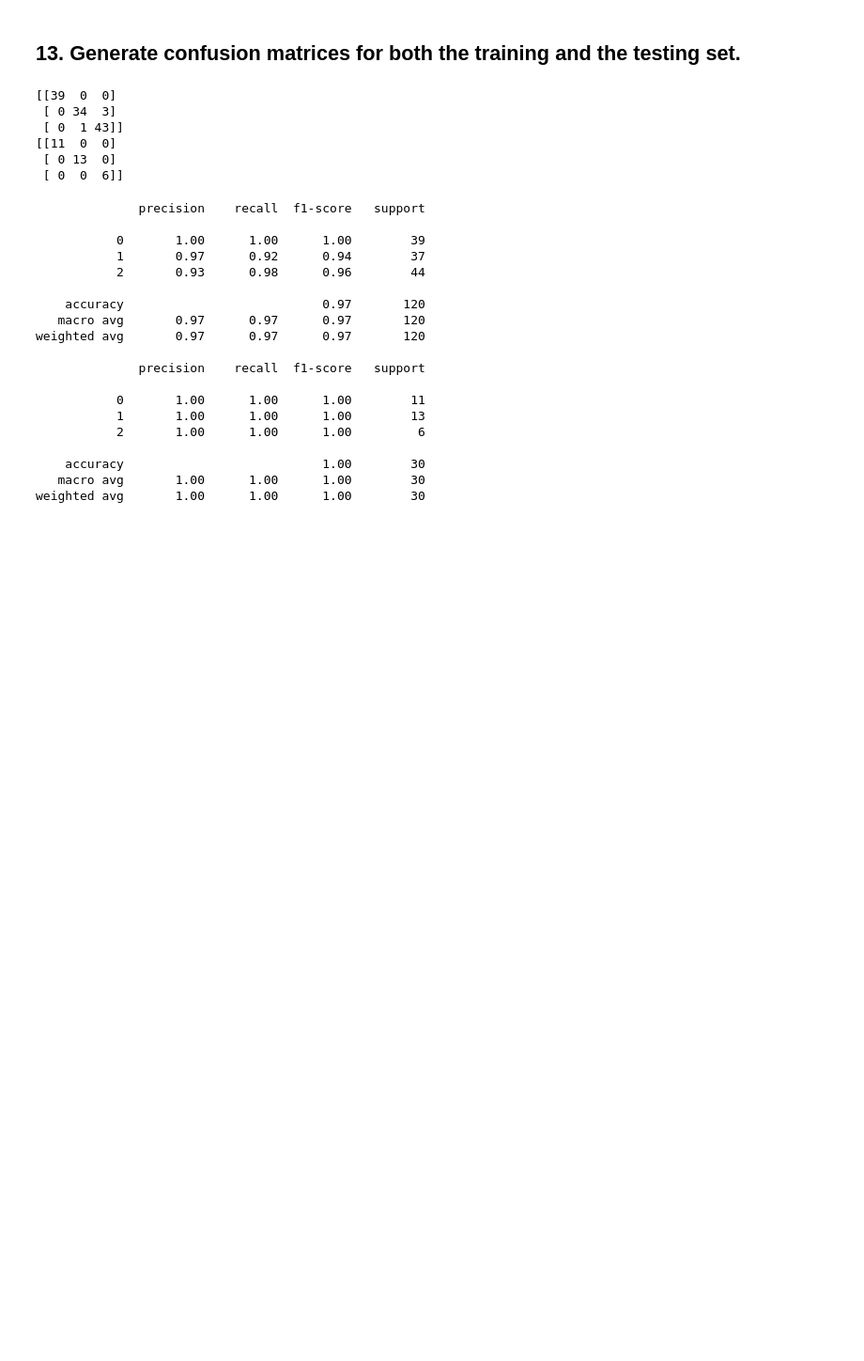
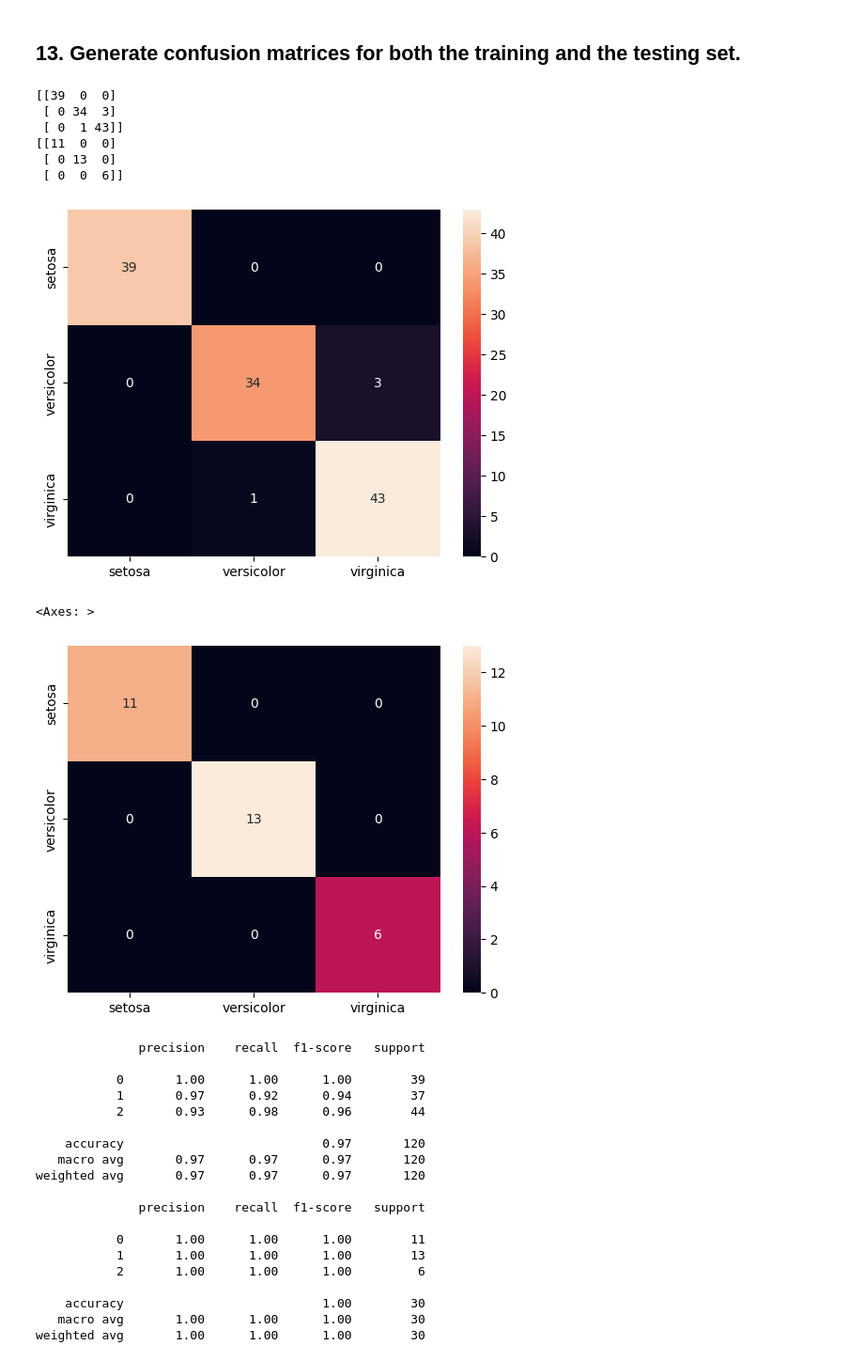
Before and after one commit to NicolasSpettel/lab-supervised-learning-model-evaluation-en, a Jupyter notebook: your-code/main.ipynb, the cells around one changed output. Shown: that part at 94% size. Saved outputs shown, nothing was run; the diff lists cells and outputs as text; code cells hidden in the pictures; blank space fills up the shorter version.

Commit message:
added labels for confusion matrix/heatmap

```diff
--- a/your-code/main.ipynb
+++ b/your-code/main.ipynb
@@ -246,6 +246,16 @@ print(confusion_matrix(y_test, y_test_pred))
 [[11  0  0]
  [ 0 13  0]
  [ 0  0  6]]
+# %%
+import seaborn as sns
+import matplotlib.pyplot as plt
+sns.heatmap(confusion_matrix(y_train, y_train_pred), xticklabels = ['setosa', 'versicolor', 'virginica'], yticklabels = ['setosa', 'versicolor', 'virginica'], annot=True)
+plt.show()
+sns.heatmap(confusion_matrix(y_test, y_test_pred), xticklabels = ['setosa', 'versicolor', 'virginica'], yticklabels = ['setosa', 'versicolor', 'virginica'],  annot=True)
+# %% [output]
+[figure, added]
+<Axes: >
+[figure, added]
 # %%
 print(classification_report(y_train, y_train_pred))
 print(classification_report(y_test, y_test_pred))
```
